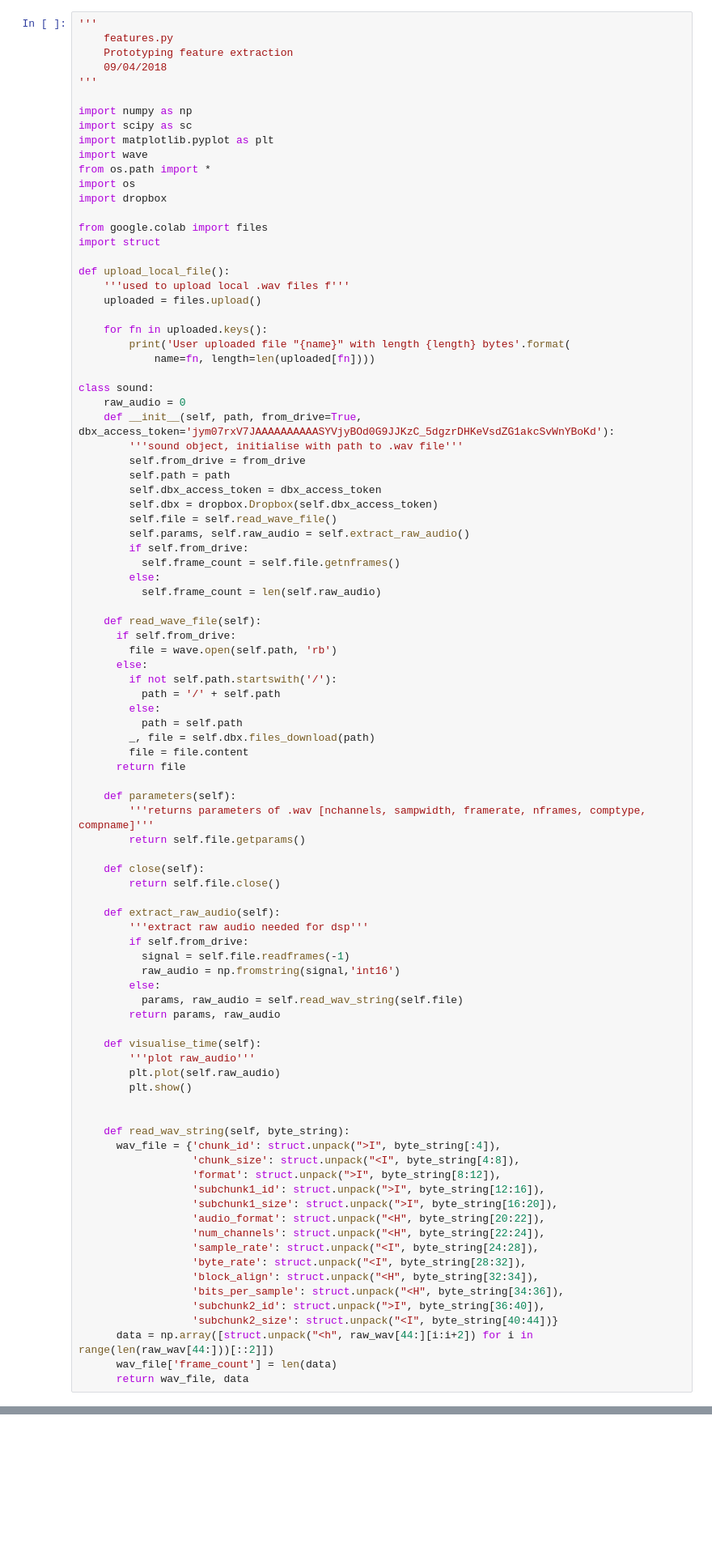
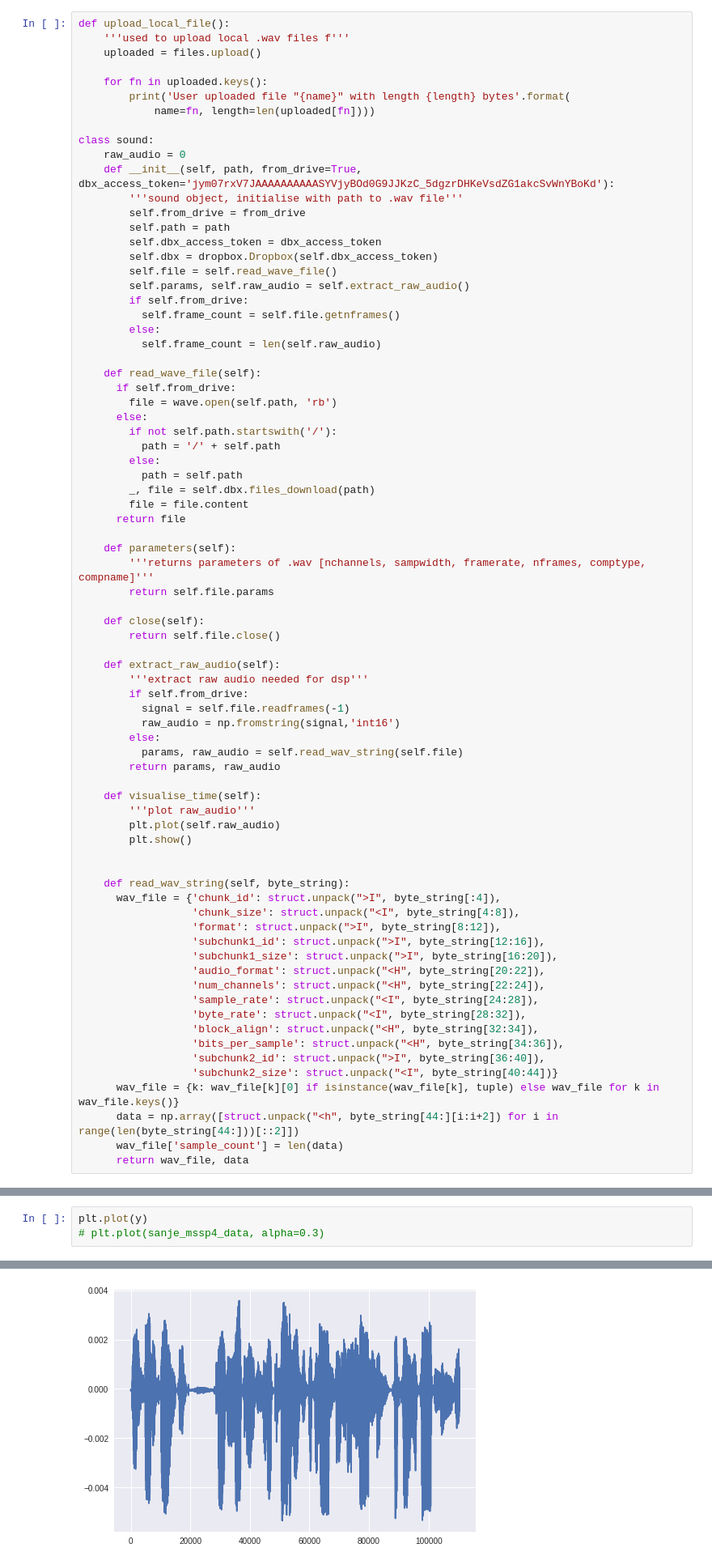
Before and after one commit to Claude47/speech_music_discrimination, a Jupyter notebook: feature_extraction.ipynb, the cells around one changed output, grey strips where cells are left out. Shown at 81% size. Drawn from its saved outputs; the diff is of its cells as text; blank space fills up the shorter version.

```diff
--- a/feature_extraction.ipynb
+++ b/feature_extraction.ipynb
@@ -7,21 +37,4 @@ Sound Class
 # %%
-'''
-    features.py
-    Prototyping feature extraction
-    09/04/2018
-'''
-
-import numpy as np
-import scipy as sc
-import matplotlib.pyplot as plt
-import wave
-from os.path import *
-import os
-import dropbox
-
-from google.colab import files
-import struct
-
 def upload_local_file():
     '''used to upload local .wav files f'''
     uploaded = files.upload()
@@ -59,7 +72,7 @@ class sound:
 
     def parameters(self):
         '''returns parameters of .wav [nchannels, sampwidth, framerate, nframes, comptype, compname]'''
-        return self.file.getparams()
+        return self.file.params
 
     def close(self):
         return self.file.close()
@@ -93,8 +106,9 @@ class sound:
                   'bits_per_sample': struct.unpack("<H", byte_string[34:36]),
                   'subchunk2_id': struct.unpack(">I", byte_string[36:40]),
                   'subchunk2_size': struct.unpack("<I", byte_string[40:44])}
-      data = np.array([struct.unpack("<h", raw_wav[44:][i:i+2]) for i in range(len(raw_wav[44:]))[::2]])
-      wav_file['frame_count'] = len(data)
+      wav_file = {k: wav_file[k][0] if isinstance(wav_file[k], tuple) else wav_file for k in wav_file.keys()}
+      data = np.array([struct.unpack("<h", byte_string[44:][i:i+2]) for i in range(len(byte_string[44:]))[::2]])
+      wav_file['sample_count'] = len(data)
       return wav_file, data
 # %%
 sound_dbx = sound('mssp4.wav', from_drive=False)
@@ -191,0 +646,4 @@ print(percent2)
+# %%
+plt.plot(y)
+# plt.plot(sanje_mssp4_data, alpha=0.3)
+# %% [output]
@@ -191,0 +651 @@ print(percent2)
+[figure, added]
```
Also changed, not shown: parts of 38 cells of this notebook.
